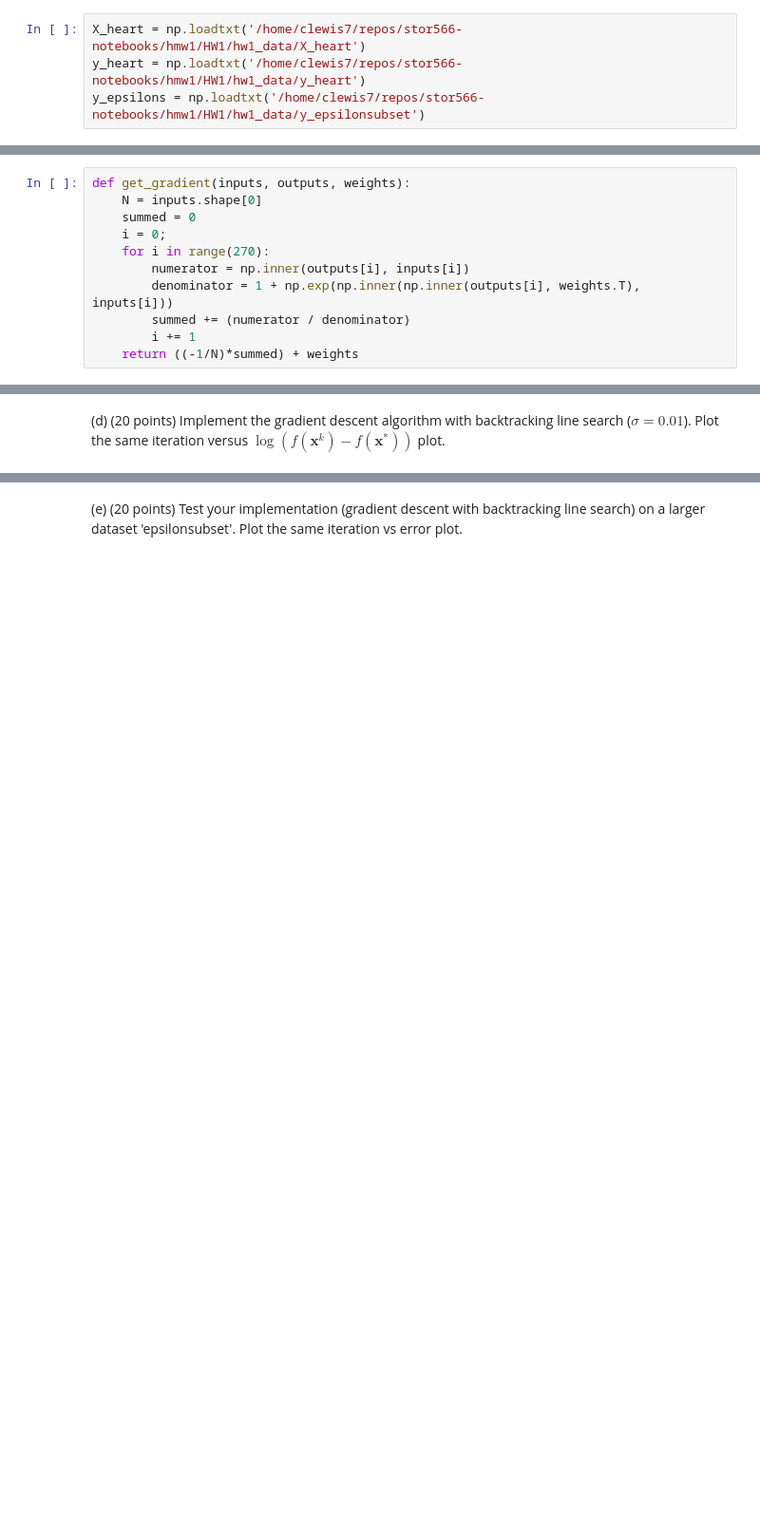
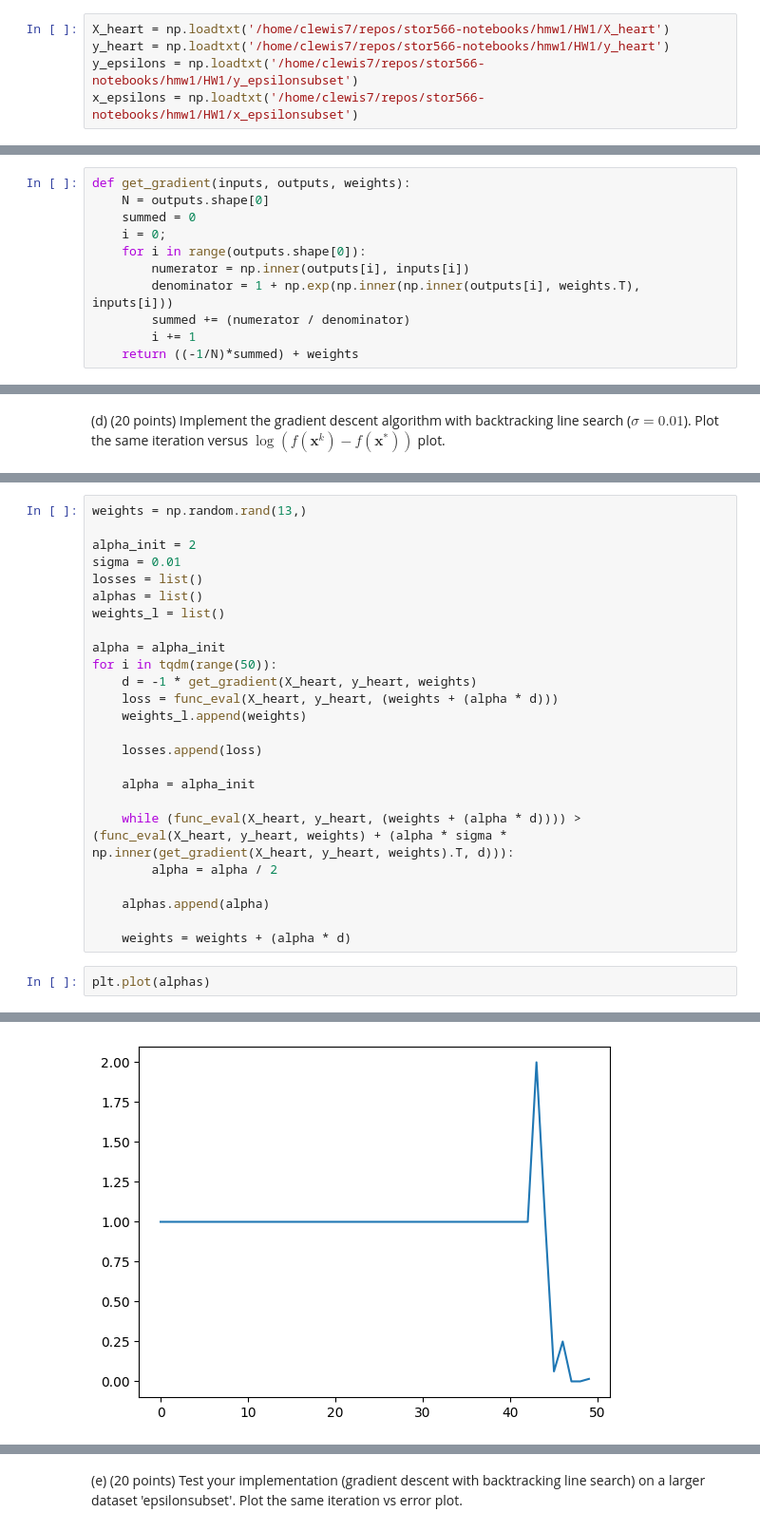
Before and after one commit to clewis7/stor566-notebooks, a Jupyter notebook: hmw1/hmw1-submission.ipynb, the cells around one changed output, grey strips where cells are left out. Shown at 95% size. Saved outputs shown, nothing was run; the diff lists cells and outputs as text; blank space fills up the shorter version.

```diff
--- a/hmw1/hmw1-submission.ipynb
+++ b/hmw1/hmw1-submission.ipynb
@@ -76,9 +105,10 @@ Given training data $\{\mathbf{x}_i, y_i\}^n_{i=1}$, each $x_i\in \mathbb{R}^d$
 \end{align}
 Test the algorithm using the 'heart scale' dataset with $n = 270$ and $d = 13$: the matrix $\mathbf{X}$ is stored in the file 'X$\_$heart', and the vector $\mathbf{y}$ is stored in the file 'y$\_$heart'. ('X$\_$heart' contains $n$ lines, each line stores a vector $\mathbf{x}_i$ with $d$ real numbers. 'y$\_$heart' contains the $\mathbf{y}$ vector.)
 # %%
-X_heart = np.loadtxt('/home/clewis7/repos/stor566-notebooks/hmw1/HW1/hw1_data/X_heart')
-y_heart = np.loadtxt('/home/clewis7/repos/stor566-notebooks/hmw1/HW1/hw1_data/y_heart')
-y_epsilons = np.loadtxt('/home/clewis7/repos/stor566-notebooks/hmw1/HW1/hw1_data/y_epsilonsubset')
+X_heart = np.loadtxt('/home/clewis7/repos/stor566-notebooks/hmw1/HW1/X_heart')
+y_heart = np.loadtxt('/home/clewis7/repos/stor566-notebooks/hmw1/HW1/y_heart')
+y_epsilons = np.loadtxt('/home/clewis7/repos/stor566-notebooks/hmw1/HW1/y_epsilonsubset')
+x_epsilons = np.loadtxt('/home/clewis7/repos/stor566-notebooks/hmw1/HW1/x_epsilonsubset')
 # %% [markdown]
 (a) (5 points) Compute the gradient of $f(\mathbf{w})$ w.r.t. $\mathbf{w}$.
 # %% [markdown]
@@ -89,10 +119,10 @@ $\nabla f(w)= -\frac{1}{N}\sum_{n=1}^N\frac{y_nx_n}{1+e^{y_nw^Tx_n}}+w$
 Function to calculate the gradient.
 # %%
 def get_gradient(inputs, outputs, weights):
-    N = inputs.shape[0]
+    N = outputs.shape[0]
     summed = 0
     i = 0;
-    for i in range(270):
+    for i in range(outputs.shape[0]):
         numerator = np.inner(outputs[i], inputs[i])
         denominator = 1 + np.exp(np.inner(np.inner(outputs[i], weights.T), inputs[i]))
         summed += (numerator / denominator)
@@ -206,0 +230,28 @@ def check_conditions(weights, sigma, step_size):
+# %%
+weights = np.random.rand(13,)
+
+alpha_init = 2
+sigma = 0.01
+losses = list()
+alphas = list()
+weights_l = list()
+
+alpha = alpha_init
+for i in tqdm(range(50)):
+    d = -1 * get_gradient(X_heart, y_heart, weights)
+    loss = func_eval(X_heart, y_heart, (weights + (alpha * d)))
+    weights_l.append(weights)
+
+    losses.append(loss)
+
+    alpha = alpha_init
+
+    while (func_eval(X_heart, y_heart, (weights + (alpha * d)))) > (func_eval(X_heart, y_heart, weights) + (alpha * sigma * np.inner(get_gradient(X_heart, y_heart, weights).T, d))):
+        alpha = alpha / 2
+
+    alphas.append(alpha)
+
+    weights = weights + (alpha * d)
+# %%
+plt.plot(alphas)
+# %% [output]
@@ -206,0 +259 @@ def check_conditions(weights, sigma, step_size):
+[figure, added]
```
Also changed, not shown: parts of 21 cells of this notebook.
